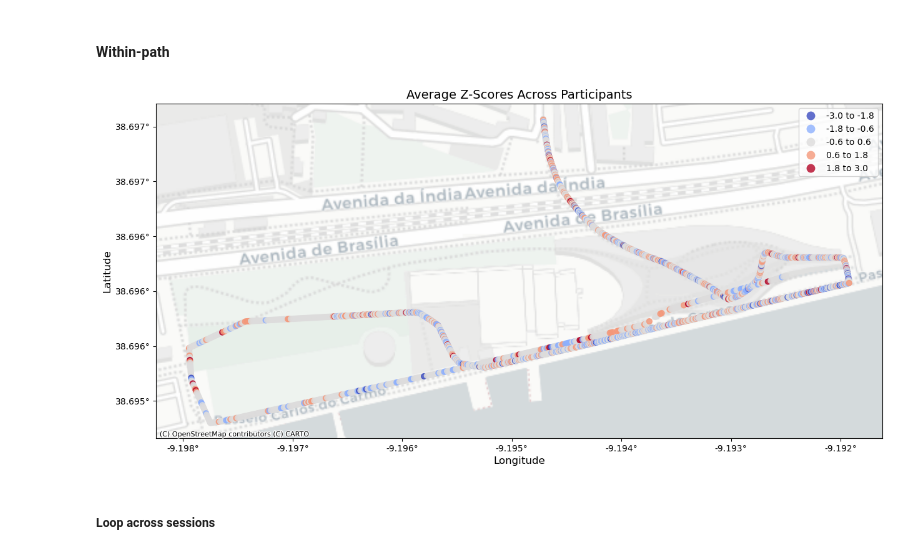
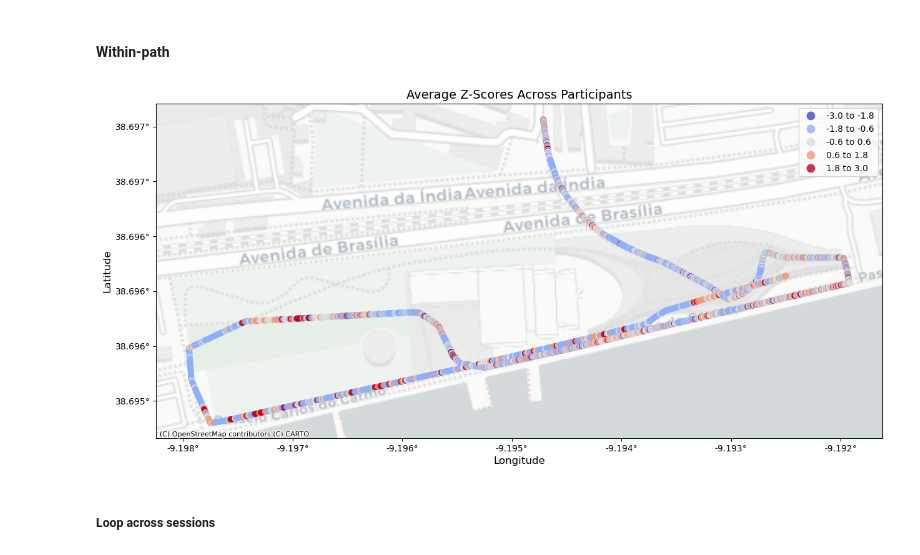
Before and after one commit to JoaoAmaro2001/notebooks, a Jupyter notebook: src/ingestion/do_analysis.ipynb, the cells around one changed output. Drawn from its saved outputs; the diff is of its cells as text; code cells hidden in the pictures.

```diff
--- a/src/ingestion/do_analysis.ipynb
+++ b/src/ingestion/do_analysis.ipynb
@@ -641,35 +641,35 @@ def plot_participant_averaged_zmap(df, variable, participant_col, z_threshold=3,
         gdf.plot(
             ax=ax,
             column="z_interval",
             cmap="coolwarm",
             alpha=0.8,
             legend=True,
             markersize=40,
         )
         ax.xaxis.set_major_formatter(mticker.FuncFormatter(lambda x, _: f"{x:.1f}°"))
         ax.yaxis.set_major_formatter(mticker.FuncFormatter(lambda y, _: f"{y:.1f}°"))
 
     ax.set_xlabel("Longitude", fontsize=12)
     ax.set_ylabel("Latitude", fontsize=12)
     ax.set_title(title, fontsize=14)
 
     # Handle plot saving
     if output_path:
         plt.savefig(output_path, dpi=300, bbox_inches='tight')
 
     plt.show()
 
 
 # Example usage
 plot_participant_averaged_zmap(
     df=data_within_path,
-    variable='frontal alpha asymmetry',
+    variable='frontal theta',
     participant_col='participant_id',
     title='Average Z-Scores Across Participants',
     output_path= os.path.join(output_dir,"Maat.png")
 )
 # %% [output]
-[figure, old version]
+[figure, new version]
 # %% [markdown]
 ##### Loop across sessions
 # %%
```
Also changed, not shown: 2 other files.
